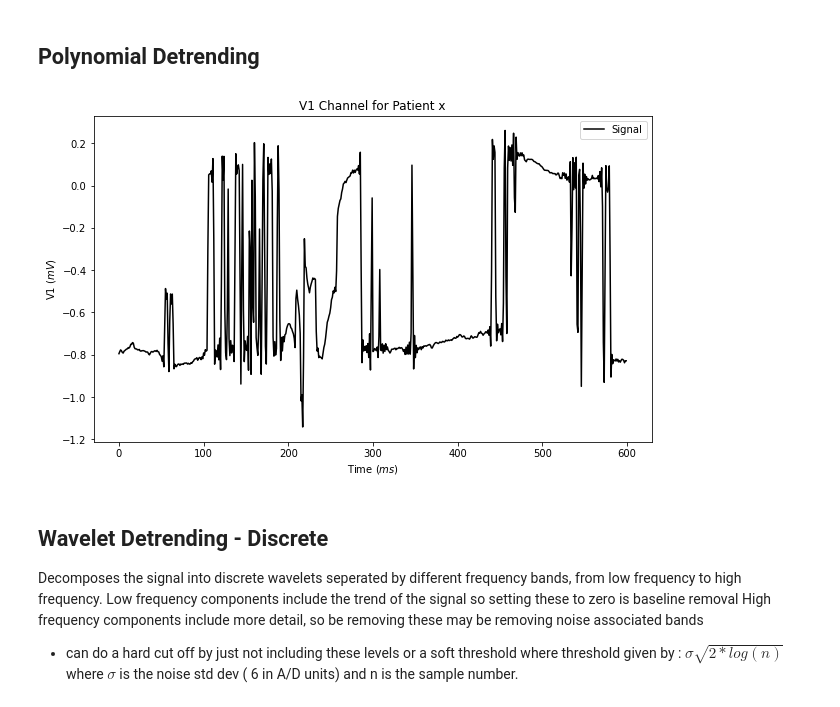
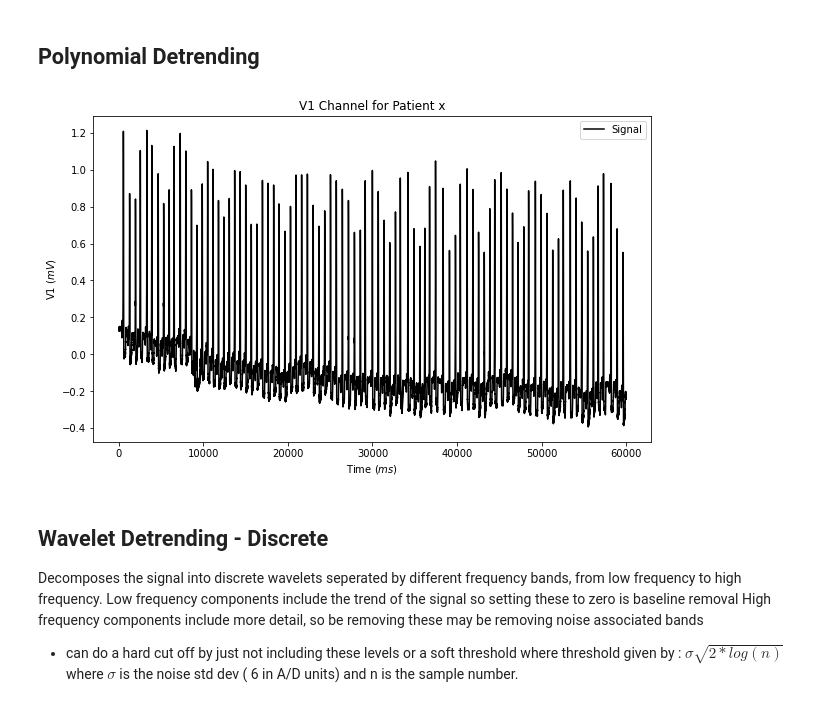
Before and after one commit to patcourts/ES98C-ECG-Project, a Jupyter notebook: examples/Data_Pre-processing_Experimentation.ipynb, the cells around one changed output. Saved outputs shown, nothing was run; the diff lists cells and outputs as text; code cells hidden in the pictures.

Commit message:
adds invertibility for ecgs

```diff
--- a/examples/Data_Pre-processing_Experimentation.ipynb
+++ b/examples/Data_Pre-processing_Experimentation.ipynb
@@ -14,4 +14,4 @@ for i in tqdm(range(0, no_patients)):
     signals[i] = signal
 # %%
 #stating the signal to be used throughout this notebook for easy comparisson
-experimental_signal_indice = -3
+experimental_signal_indice = 37
@@ -18,3 +20,11 @@ experimental_signal_indice = -3
+# %%
+inversion_corrected_signals = np.zeros(shape=(no_patients, sample_length))
+flip_state_list = []
+for i in range(0, len(signals)):
+    inversion_corrected_signals[i], flip_state = nk.ecg_invert(signals[i])
+    flip_state_list.append(flip_state)
+# %%
+signals = inversion_corrected_signals
 # %% [markdown]
 The first step is to try to repeat the pre-processing done within the paper mentioned within my proposal:
 https://www.nature.com/articles/s41598-017-15498-z#Bib1
@@ -36,19 +46,19 @@ for i in range(0, no_patients):
 # %%
 fig, ax = plt.subplots(1, 1, figsize = (10, 6))
 
 
-ax.plot(signals[experimental_signal_indice][:600], color = 'black', label = 'Signal')
+ax.plot(signals[experimental_signal_indice], color = 'black', label = 'Signal')
 #ax.plot(detrended_signals[experimental_signal_indice], color = 'red', label = 'detrended sig')
 #ax.plot(trends[experimental_signal_indice])
 
 ax.set_xlabel(r'Time ($ms$)')
 ax.set_ylabel(r'V1 ($mV$)')
 ax.set_title('V1 Channel for Patient x')
 
 ax.legend()
 plt.show()
 # %% [output]
-[figure, old version]
+[figure, new version]
 # %%
 #can use other methods for the fitting?? rbf etc, always gonna have issues with this as shown above, can increase fitting
 #degree but comes with other errors
```
Also changed, not shown: parts of 24 cells of this notebook, 5 other files.
